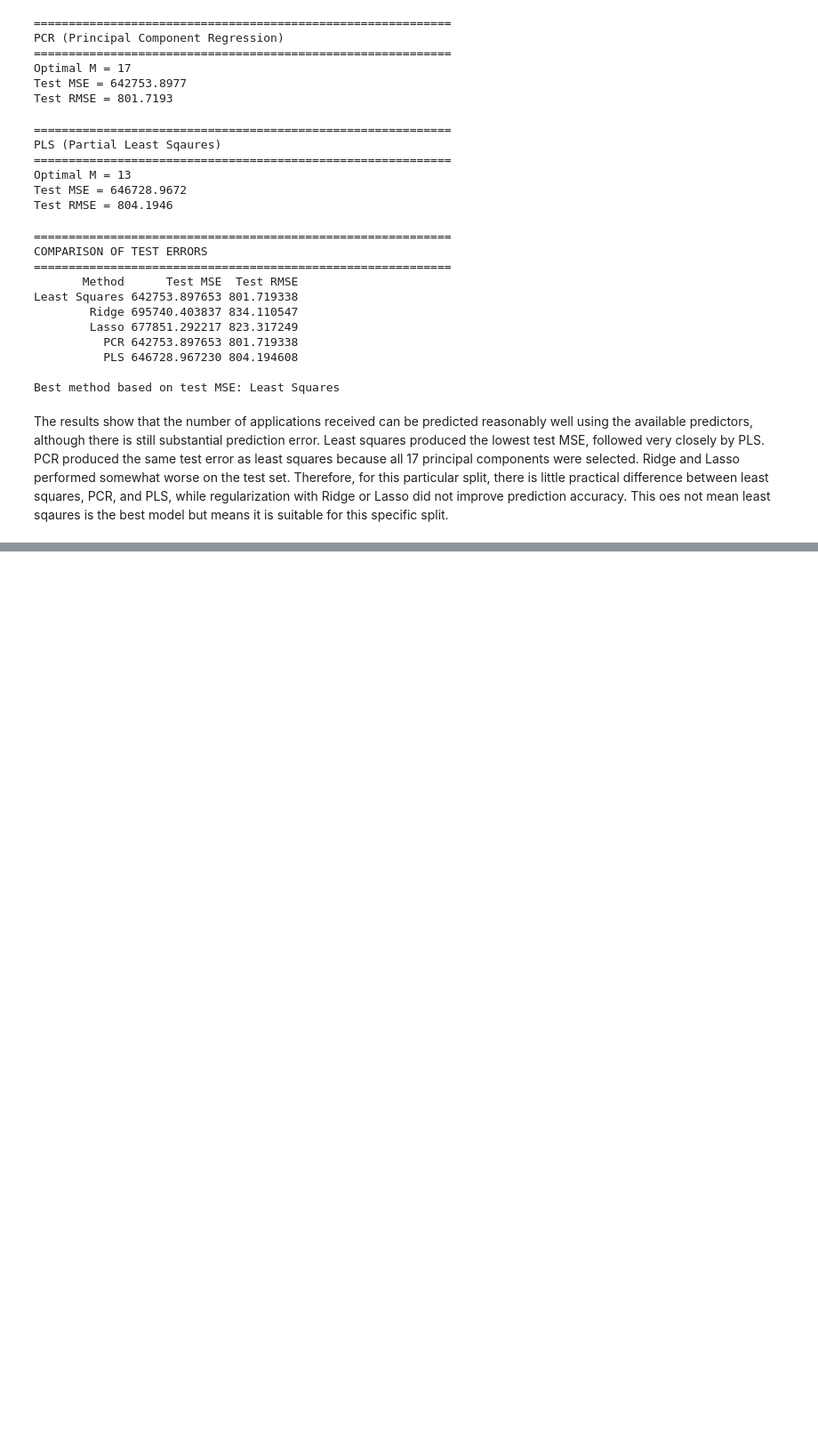
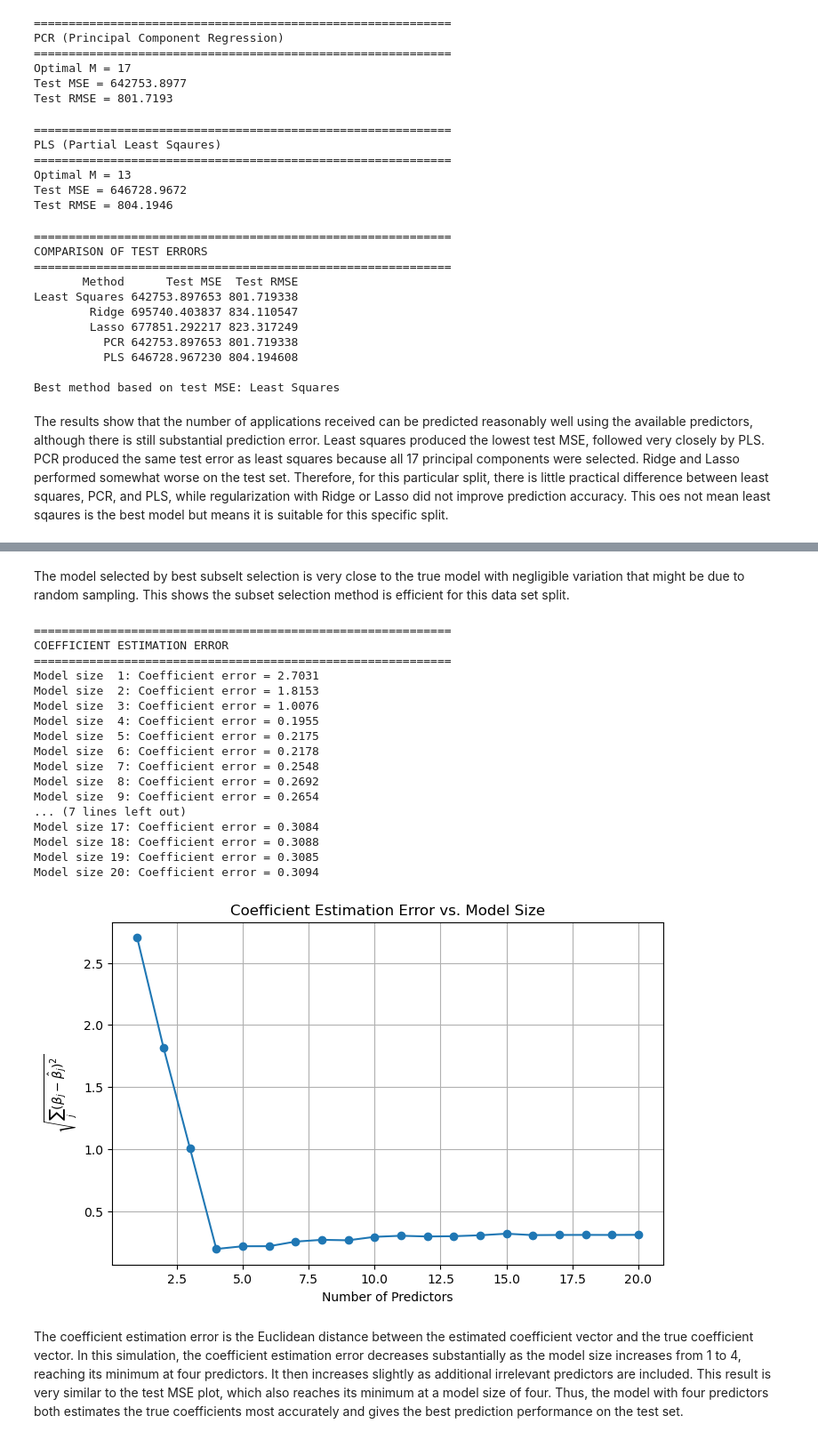
Before and after one commit to sumukha-r/isl-python-solutions, a Jupyter notebook: Chapter06-Linear-Model-Selection-and-Regularization/Chapter06-Linear-Model-Selection-and-Regularization.ipynb, the cells around one changed output, grey strips where cells are left out. Shown at 89% size. Drawn from its saved outputs; the diff is of its cells as text; code cells hidden in the pictures; blank space fills up the shorter version.

```diff
--- a/Chapter06-Linear-Model-Selection-and-Regularization/Chapter06-Linear-Model-Selection-and-Regularization.ipynb
+++ b/Chapter06-Linear-Model-Selection-and-Regularization/Chapter06-Linear-Model-Selection-and-Regularization.ipynb
@@ -511,0 +731,50 @@ The results show that the number of applications received can be predicted reaso
+# %% [markdown]
+The model selected by best subselt selection is very close to the true model with negligible variation that might be due to random sampling. This shows the subset selection method is efficient for this data set split.
+# %%
+coefficient_error = []
+
+for r in range(1, p + 1):
+    subset = best_models[r]["subset"]
+    model = best_models[r]["model"]
+    beta_hat = np.zeros(p)
+
+    for j, coef in zip(subset, model.params[1:]):
+        beta_hat[j] = coef
+    error = np.sqrt(np.sum((beta_true - beta_hat) ** 2))
+    coefficient_error.append(error)
+
+print("\n" + "=" * 60)
+print("COEFFICIENT ESTIMATION ERROR")
+print("=" * 60)
+
+for r, error in zip(range(1, p + 1), coefficient_error):
+    print(f"Model size {r:2d}: "f"Coefficient error = {error:.4f}")
+
+plt.figure(figsize=(8, 5))
+plt.plot(range(1, p + 1), coefficient_error, marker="o")
+plt.xlabel("Number of Predictors")
+plt.ylabel(r"$\sqrt{\sum_j(\beta_j-\hat{\beta}_j)^2}$")
+plt.title("Coefficient Estimation Error vs. Model Size")
+plt.grid(True)
+plt.show()
+# %% [output]
+============================================================
+COEFFICIENT ESTIMATION ERROR
+============================================================
+Model size  1: Coefficient error = 2.7031
+Model size  2: Coefficient error = 1.8153
+Model size  3: Coefficient error = 1.0076
+Model size  4: Coefficient error = 0.1955
+Model size  5: Coefficient error = 0.2175
+Model size  6: Coefficient error = 0.2178
+Model size  7: Coefficient error = 0.2548
+Model size  8: Coefficient error = 0.2692
+Model size  9: Coefficient error = 0.2654
+... (7 lines left out)
+Model size 17: Coefficient error = 0.3084
+Model size 18: Coefficient error = 0.3088
+Model size 19: Coefficient error = 0.3085
+Model size 20: Coefficient error = 0.3094
+[figure, added]
+# %% [markdown]
+The coefficient estimation error is the Euclidean distance between the estimated coefficient vector and the true coefficient vector. In this simulation, the coefficient estimation error decreases substantially as the model size increases from 1 to 4, reaching its minimum at four predictors. It then increases slightly as additional irrelevant predictors are included. This result is very similar to the test MSE plot, which also reaches its minimum at a model size of four. Thus, the model with four predictors both estimates the true coefficients most accurately and gives the best prediction performance on the test set.
```
Also changed, not shown: parts of 8 cells of this notebook, 1 other file.
